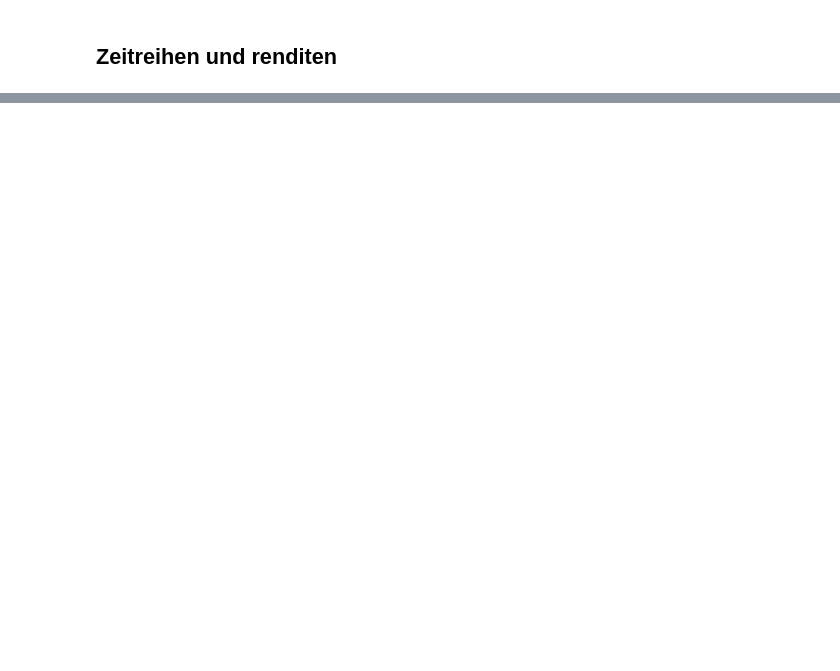
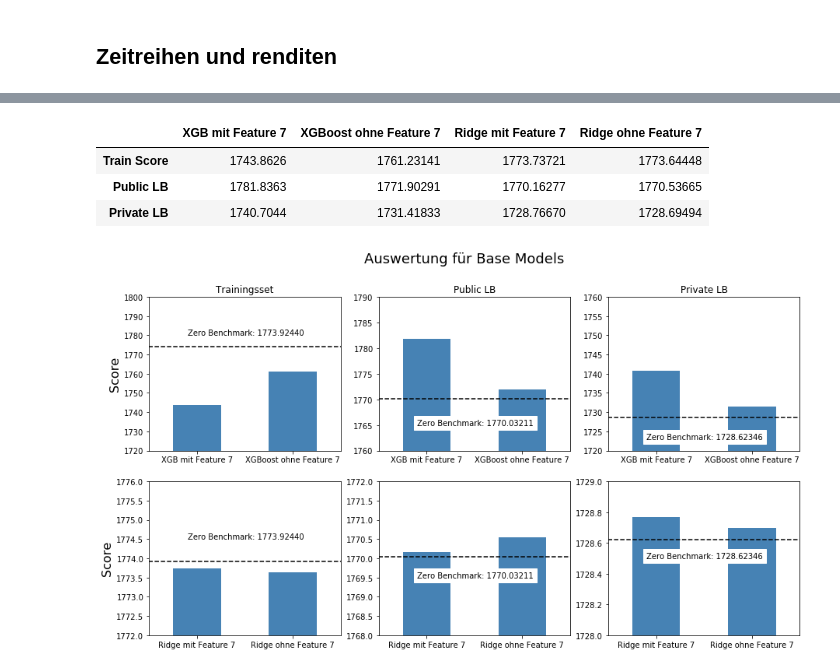
Before and after one commit to mazelbr/ba, a Jupyter notebook: EDA_BA.ipynb, the cells around one changed output, grey strips where cells are left out. Cells and saved outputs as stored; diff of their text form; code cells hidden in the pictures; blank space fills up the shorter version.

```diff
--- a/EDA_BA.ipynb
+++ b/EDA_BA.ipynb
@@ -537,0 +459,73 @@ Name: Feature_7, Length: 824, dtype: int64
+# %%
+## Evaluation of base models
+
+model = ['XGB mit Feature 7', 'XGBoost ohne Feature 7', 'Ridge mit Feature 7', 'Ridge ohne Feature 7']
+trainscore = ['1743.86260','1761.23141','1773.73721','1773.64448']
+public_lb = ['1781.83630','1771.90291','1770.16277','1770.53665']
+private_lb = ['1740.70440','1731.41833','1728.76670','1728.69494']
+
+index = ['Train Score','Public LB', 'Private LB']
+Zerobenchmark_train='1773.92440'
+scores = pd.DataFrame([trainscore,public_lb,private_lb],columns = model, index=index).astype('float64')
+
+scores
+# %% [output]
+|  | XGB mit Feature 7 | XGBoost ohne Feature 7 | Ridge mit Feature 7 | Ridge ohne Feature 7 |
+| Train Score | 1743.8626 | 1761.23141 | 1773.73721 | 1773.64448 |
+| Public LB | 1781.8363 | 1771.90291 | 1770.16277 | 1770.53665 |
+| Private LB | 1740.7044 | 1731.41833 | 1728.76670 | 1728.69494 |
+# %%
+fig, [[ax1,ax2,ax3],[ax4,ax5,ax6]] = plt.subplots(2,3,figsize=(15,8))
+fig.suptitle('Auswertung für Base Models',fontsize=18)
+
+scores_xgb = scores.iloc[:,[0,1]]
+scores_xgb.loc['Train Score'].plot.bar(ax=ax1,color='steelblue')
+ax1.set_ylim(1720,1800)
+ax1.hlines(1773.92440,6,-1, color='black',linestyle='dashed')
+ax1.text(-0.1, 1780, "Zero Benchmark: 1773.92440",backgroundcolor='White')
+ax1.set_title('Trainingsset')
+ax1.tick_params(axis='x', rotation=0)
+ax1.set_ylabel('Score',fontsize=16)
+
+scores_xgb.loc['Public LB'].plot.bar(ax=ax2,color='steelblue')
+ax2.set_ylim(1760,1790)
+ax2.hlines(1770.03211,6,-1, color='black',linestyle='dashed')
+ax2.text(-0.1, 1765, "Zero Benchmark: 1770.03211",backgroundcolor='White')
+ax2.set_title('Public LB')
+ax2.tick_params(axis='x', rotation=0)
+
+scores_xgb.loc['Private LB'].plot.bar(ax=ax3,color='steelblue')
+ax3.set_ylim(1720,1760)
+ax3.hlines(1728.62346,6,-1, color='black',linestyle='dashed')
+ax3.text(-0.1, 1723, "Zero Benchmark: 1728.62346",backgroundcolor='White')
+ax3.set_title('Private LB')
+ax3.tick_params(axis='x', rotation=0)
+###################
+
+scores_ridge = scores.iloc[:,[2,3]]
+scores_ridge.loc['Train Score'].plot.bar(ax=ax4,color='steelblue')
+ax4.set_ylim(1772,1776)
+ax4.hlines(1773.92440,6,-1, color='black',linestyle='dashed')
+ax4.text(-0.1, 1774.5, "Zero Benchmark: 1773.92440",backgroundcolor='White')
+#ax4.set_title('Trainingsset')
+ax4.tick_params(axis='x', rotation=0)
+ax4.set_ylabel('Score',fontsize=16)
+
+scores_ridge.loc['Public LB'].plot.bar(ax=ax5,color='steelblue')
+ax5.set_ylim(1768,1772)
+ax5.hlines(1770.03211,6,-1, color='black',linestyle='dashed')
+ax5.text(-0.1, 1769.5, "Zero Benchmark: 1770.03211",backgroundcolor='White')
+#ax5.set_title('Public LB')
+ax5.tick_params(axis='x', rotation=0)
+
+scores_ridge.loc['Private LB'].plot.bar(ax=ax6,color='steelblue')
+ax6.set_ylim(1728,1729)
+ax6.hlines(1728.62346,6,-1, color='black',linestyle='dashed')
+ax6.text(-0.1, 1728.5, "Zero Benchmark: 1728.62346",backgroundcolor='White')
+#ax6.set_title('Private LB')
+ax6.tick_params(axis='x', rotation=0)
+
+##################
+fig.savefig('BA_graphs/Auswertungen Base.jpeg')
+# %% [output]
+[figure, added]
```
Also changed, not shown: parts of 48 cells of this notebook, 1 other file.
